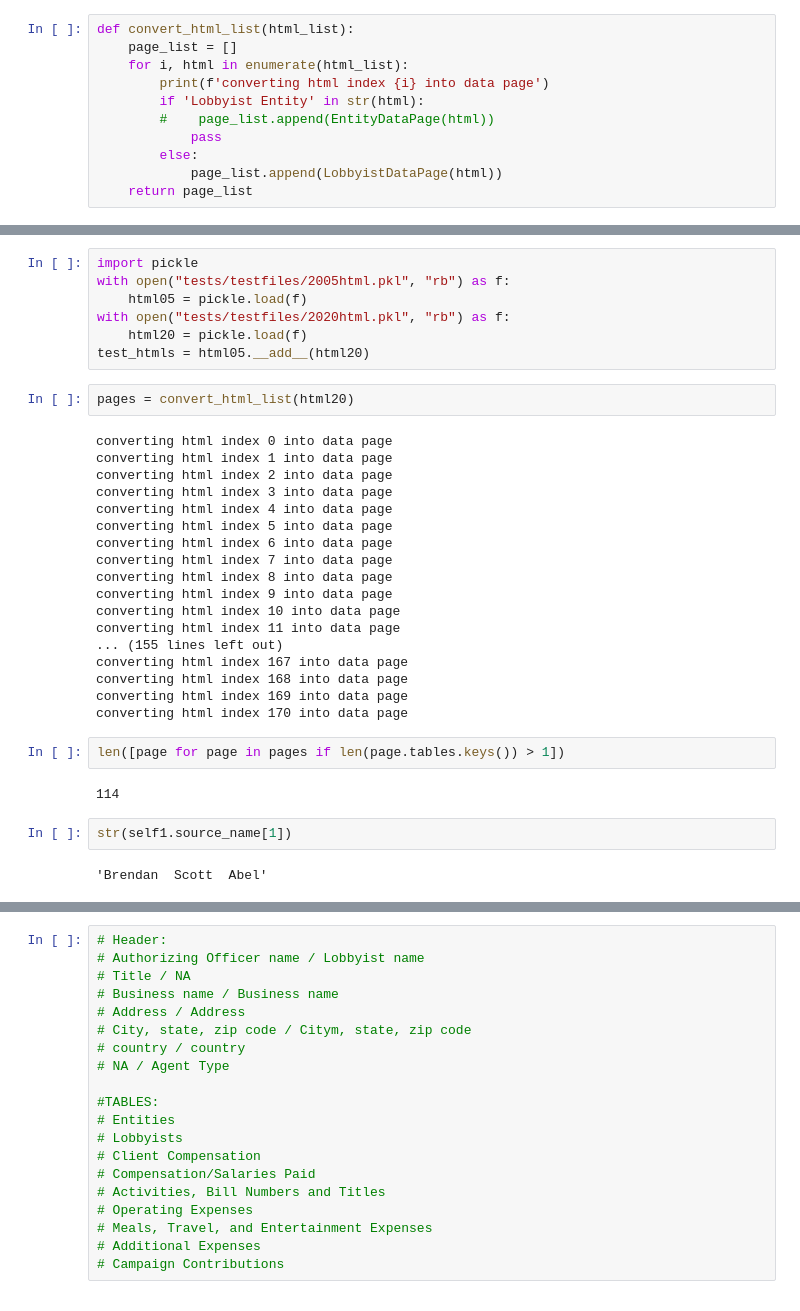
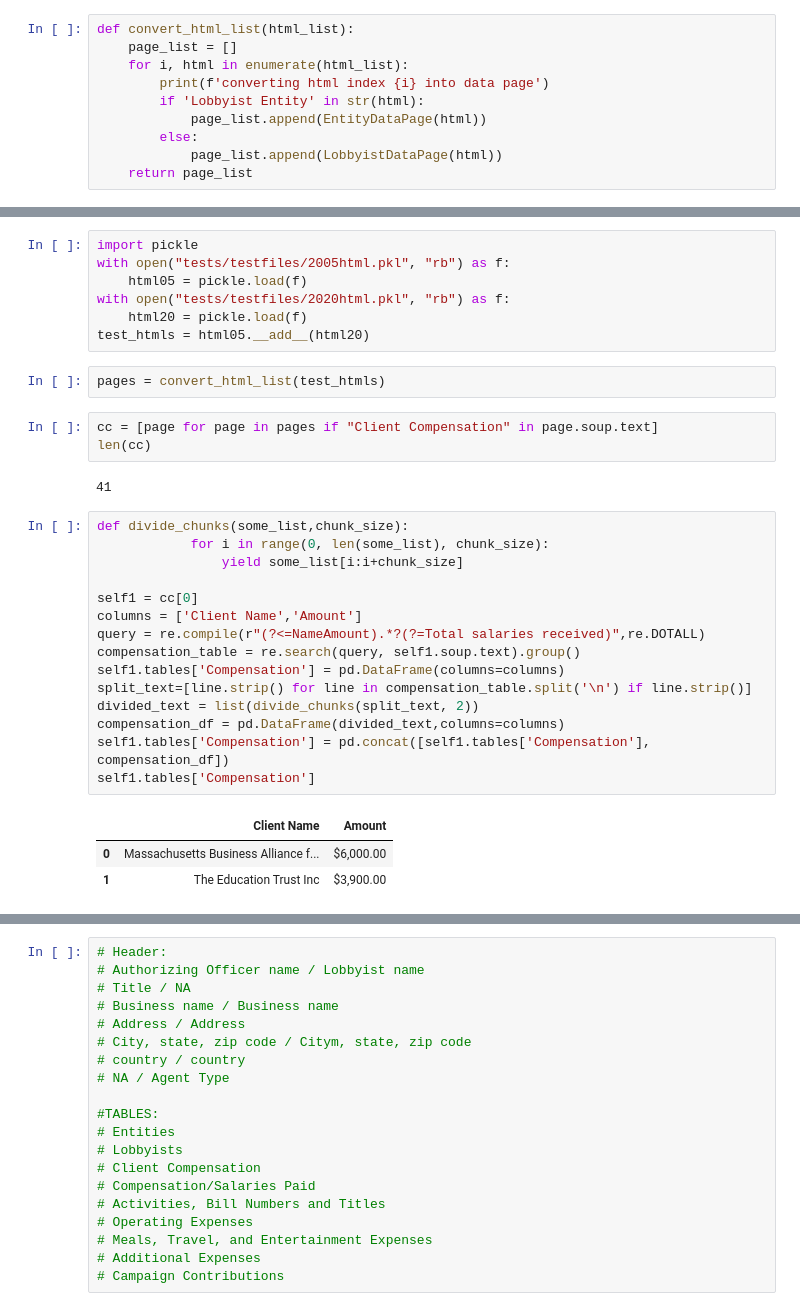
Before and after one commit to ren0nie0/advocacy-maps, a Jupyter notebook: lobbying/lobbydoodles.ipynb, the cells around one changed output, grey strips where cells are left out. Drawn from its saved outputs; the diff is of its cells as text.

Commit message:
added update table function

```diff
--- a/lobbying/lobbydoodles.ipynb
+++ b/lobbying/lobbydoodles.ipynb
@@ -7,8 +7,7 @@ def convert_html_list(html_list):
     for i, html in enumerate(html_list):
         print(f'converting html index {i} into data page')
         if 'Lobbyist Entity' in str(html):
-        #    page_list.append(EntityDataPage(html))
-            pass
+            page_list.append(EntityDataPage(html))
         else:
             page_list.append(LobbyistDataPage(html))
     return page_list
@@ -86,33 +85,31 @@ with open("tests/testfiles/2020html.pkl", "rb") as f:
     html20 = pickle.load(f)
 test_htmls = html05.__add__(html20)
 # %%
-pages = convert_html_list(html20)
+pages = convert_html_list(test_htmls)
-# %% [output]
-converting html index 0 into data page
-converting html index 1 into data page
-converting html index 2 into data page
-converting html index 3 into data page
-converting html index 4 into data page
-converting html index 5 into data page
-converting html index 6 into data page
-converting html index 7 into data page
-converting html index 8 into data page
-converting html index 9 into data page
-converting html index 10 into data page
-converting html index 11 into data page
-... (155 lines left out)
-converting html index 167 into data page
-converting html index 168 into data page
-converting html index 169 into data page
-converting html index 170 into data page
 # %%
-len([page for page in pages if len(page.tables.keys()) > 1])
+cc = [page for page in pages if "Client Compensation" in page.soup.text]
+len(cc)
 # %% [output]
-114
+41
-# %%
-str(self1.source_name[1])
-# %% [output]
-'Brendan  Scott  Abel'
+# %%
+def divide_chunks(some_list,chunk_size):
+            for i in range(0, len(some_list), chunk_size):
+                yield some_list[i:i+chunk_size]
+
+self1 = cc[0]
+columns = ['Client Name','Amount']
+query = re.compile(r"(?<=NameAmount).*?(?=Total salaries received)",re.DOTALL)
+compensation_table = re.search(query, self1.soup.text).group()
+self1.tables['Compensation'] = pd.DataFrame(columns=columns)
+split_text=[line.strip() for line in compensation_table.split('\n') if line.strip()]
+divided_text = list(divide_chunks(split_text, 2))
+compensation_df = pd.DataFrame(divided_text,columns=columns)
+self1.tables['Compensation'] = pd.concat([self1.tables['Compensation'], compensation_df])
+self1.tables['Compensation']
+# %% [output]
+|  | Client Name | Amount |
+| 0 | Massachusetts Business Alliance f... | $6,000.00 |
+| 1 | The Education Trust Inc | $3,900.00 |
 # %%
 from IPython.display import HTML
 
```
Also changed, not shown: parts of 20 cells of this notebook, 1 other file.
